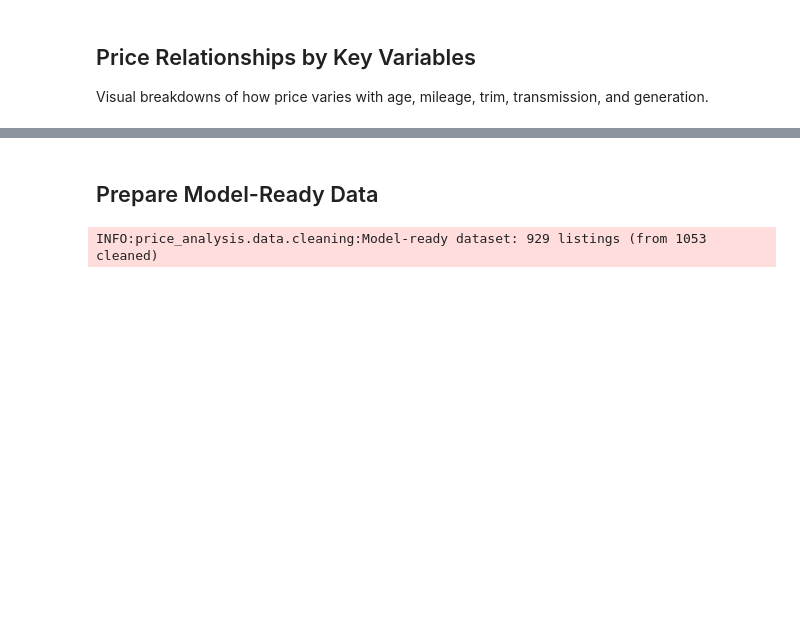
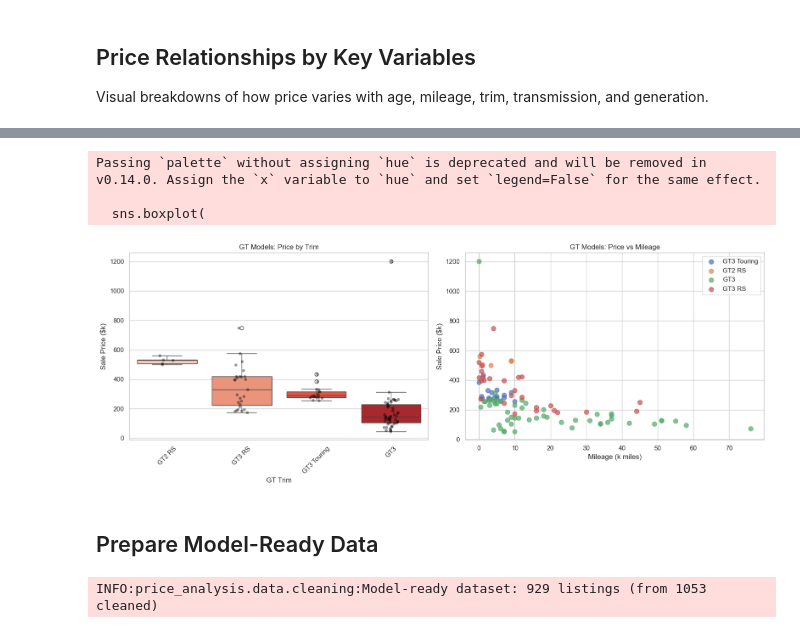
Before and after one commit to No-Stream/price-trend-analysis, a Jupyter notebook: notebooks/02_eda.ipynb, the cells around one changed output, grey strips where cells are left out. Cells and saved outputs as stored; diff of their text form; code cells hidden in the pictures; blank space fills up the shorter version.

```diff
--- a/notebooks/02_eda.ipynb
+++ b/notebooks/02_eda.ipynb
@@ -673,3 +787,58 @@ plt.show()
+# %%
+# GT models visualization
+if len(df_gt) >= 5:
+    fig, axes = plt.subplots(1, 2, figsize=(16, 6))
+
+    # Price by trim
+    ax = axes[0]
+    trim_order = df_gt.groupby("trim")["sale_price"].median().sort_values(ascending=False).index
+    sns.boxplot(
+        data=df_gt,
+        x="trim",
+        y=df_gt["sale_price"] / 1000,
+        order=trim_order,
+        palette="Reds",
+        ax=ax,
+    )
+    sns.stripplot(
+        data=df_gt,
+        x="trim",
+        y=df_gt["sale_price"] / 1000,
+        order=trim_order,
+        color="black",
+        alpha=0.4,
+        size=5,
+        ax=ax,
+    )
+    ax.set_xlabel("GT Trim")
+    ax.set_ylabel("Sale Price ($k)")
+    ax.set_title("GT Models: Price by Trim")
+    ax.tick_params(axis="x", rotation=45)
+
+    # Price vs mileage for GTs
+    ax = axes[1]
+    df_gt_plot = df_gt[df_gt["mileage"].notna()].copy()
+    df_gt_plot["mileage_k"] = df_gt_plot["mileage"] / 1000
+    df_gt_plot["price_k"] = df_gt_plot["sale_price"] / 1000
+
+    for trim in df_gt_plot["trim"].unique():
+        subset = df_gt_plot[df_gt_plot["trim"] == trim]
+        ax.scatter(subset["mileage_k"], subset["price_k"], label=trim, alpha=0.7, s=60)
+
+    ax.set_xlabel("Mileage (k miles)")
+    ax.set_ylabel("Sale Price ($k)")
+    ax.set_title("GT Models: Price vs Mileage")
+    ax.legend()
+
+    plt.tight_layout()
+    plt.show()
+else:
+    print("Not enough GT data for visualization")
+# %% [output]
+Passing `palette` without assigning `hue` is deprecated and will be removed in v0.14.0. Assign the `x` variable to `hue` and set `legend=False` for the same effect.
+
+  sns.boxplot(
+[figure, added]
 # %% [markdown]
 ## Prepare Model-Ready Data
 # %%
```
Also changed, not shown: parts of 12 cells of this notebook.
